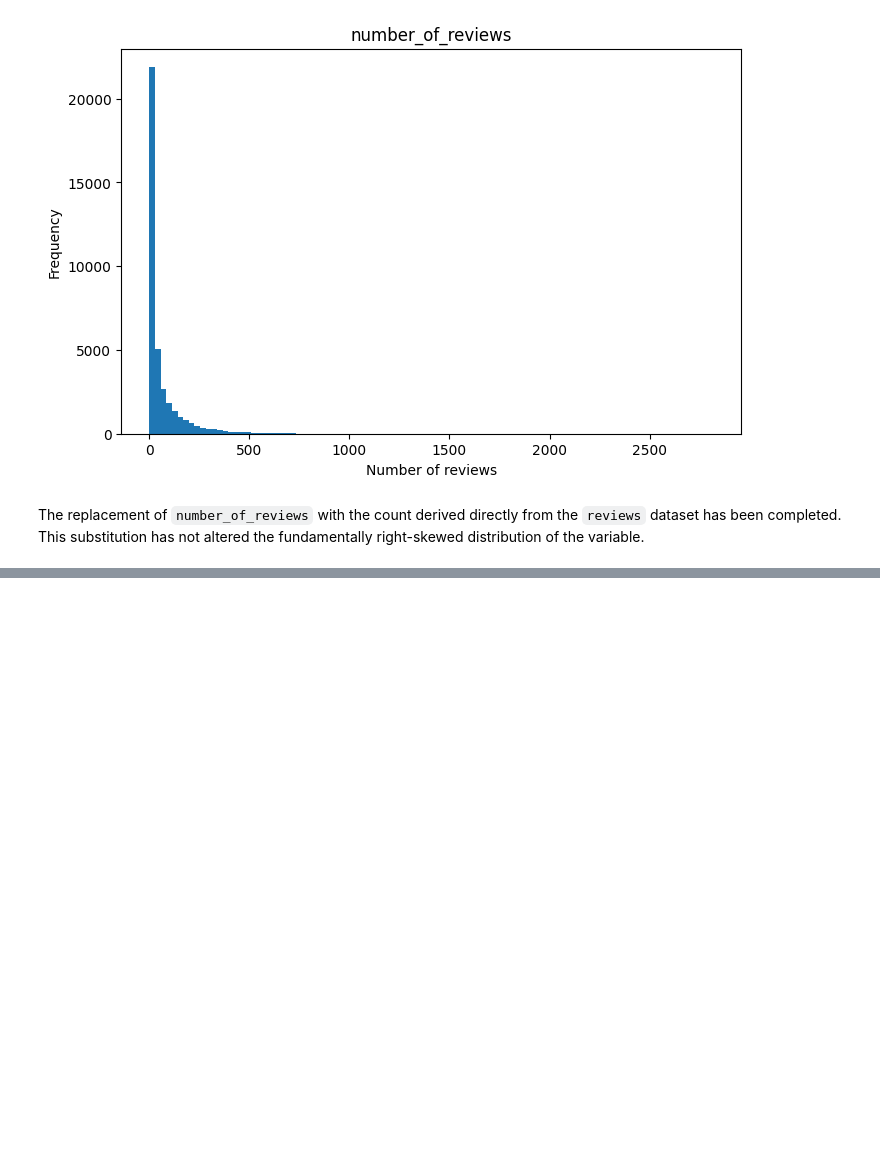
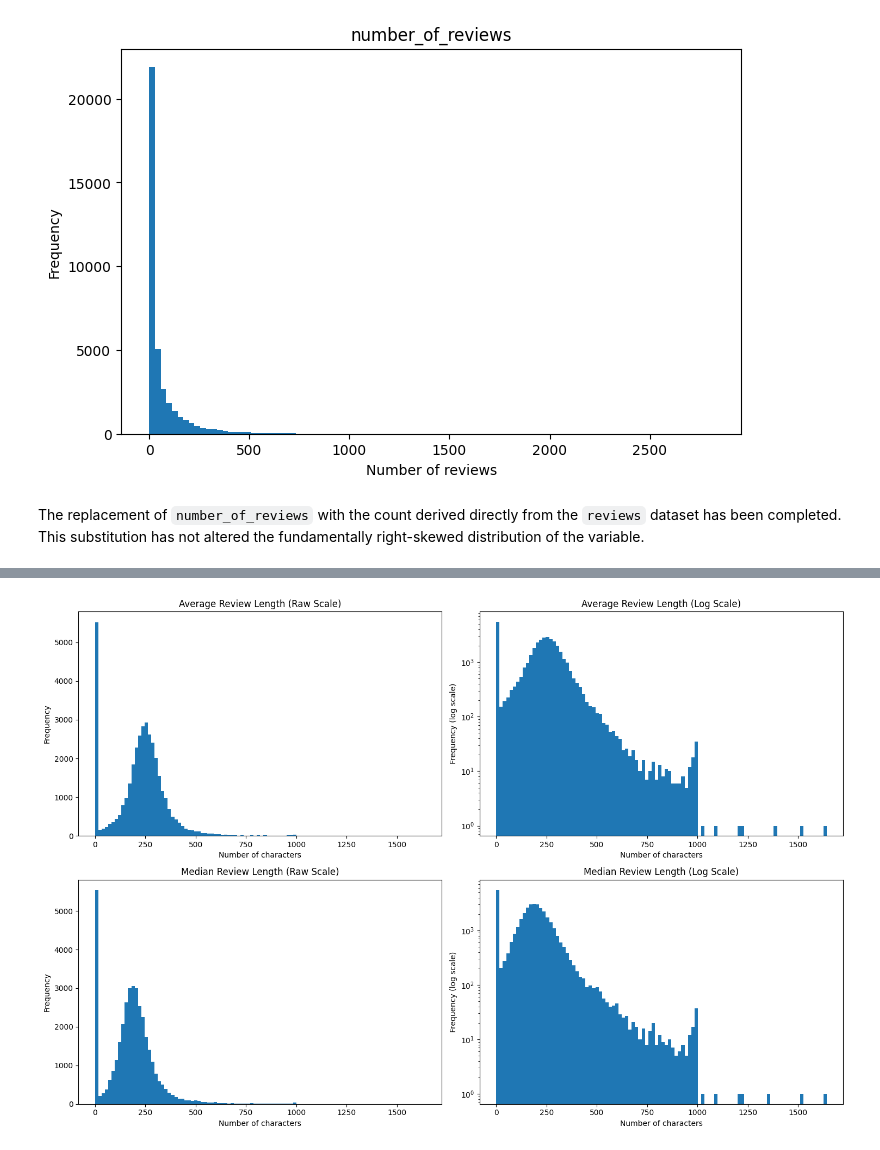
Before and after one commit to pln6/airbnb-market-segmentation-analysis, a Jupyter notebook: notebooks/01_data_cleaning.ipynb, the cells around one changed output, grey strips where cells are left out. Saved outputs shown, nothing was run; the diff lists cells and outputs as text; code cells hidden in the pictures; blank space fills up the shorter version.

```diff
--- a/notebooks/01_data_cleaning.ipynb
+++ b/notebooks/01_data_cleaning.ipynb
@@ -1641,0 +1672,34 @@ The replacement of `number_of_reviews` with the count derived directly from the
+# %%
+# calculate statistics
+
+listing_lengths = reviews_cleaned.groupby('listing_id')['review_length'].agg(
+    avg_review_length='mean',
+    median_review_length='median'
+)
+
+listings_cleaned = listings_cleaned.merge(listing_lengths, left_on='id', right_index=True, how='left')
+
+listings_cleaned[['avg_review_length', 'median_review_length']] = listings_cleaned[['avg_review_length', 'median_review_length']].fillna(0)
+# %%
+fig, axes = plt.subplots(2, 2, figsize=(15, 10))
+
+metrics = [('avg_review_length', 'Average'), ('median_review_length', 'Median')]
+
+for i, (col, title) in enumerate(metrics):
+    # Raw Scale
+    axes[i, 0].hist(listings_cleaned[col].dropna(), bins=100)
+    axes[i, 0].set_title(f'{title} Review Length (Raw Scale)')
+    axes[i, 0].set_xlabel('Number of characters')
+    axes[i, 0].set_ylabel('Frequency')
+
+    # Log Scale
+    axes[i, 1].hist(listings_cleaned[col].dropna(), bins=100)
+    axes[i, 1].set_title(f'{title} Review Length (Log Scale)')
+    axes[i, 1].set_xlabel('Number of characters')
+    axes[i, 1].set_ylabel('Frequency (log scale)')
+    axes[i, 1].set_yscale('log')
+
+plt.tight_layout()
+plt.show()
+# %% [output]
+[figure, added]
```
Also changed, not shown: parts of 6 cells of this notebook.
